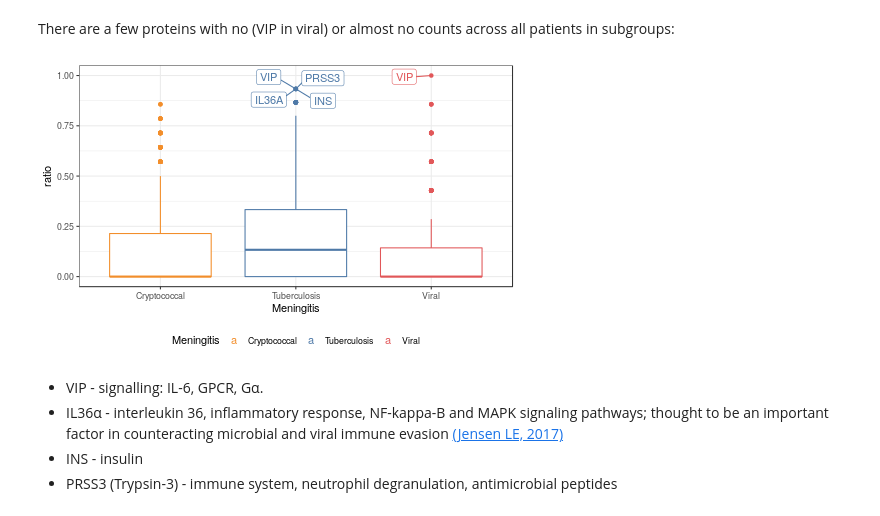
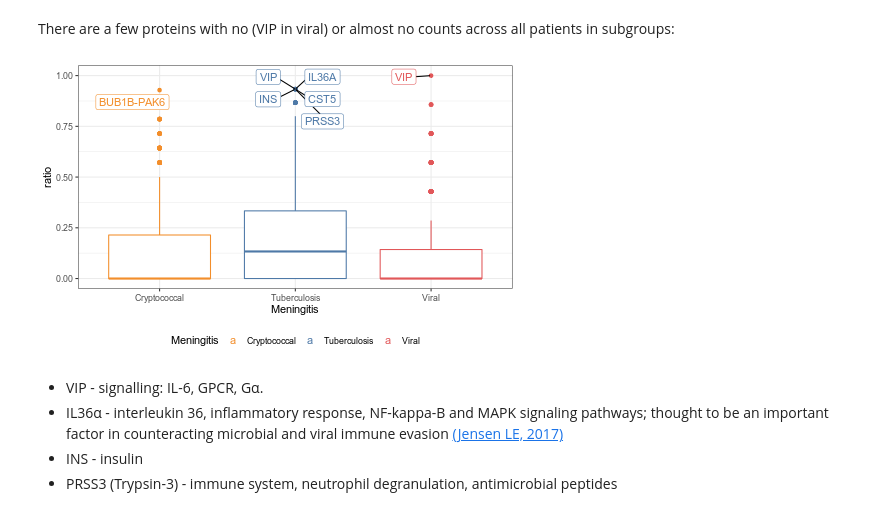
Before and after one commit to krassowski/meningitis-integration, a Jupyter notebook: analyses/integration/Correlations.ipynb, the cells around one changed output. Drawn from its saved outputs; the diff is of its cells as text; code cells hidden in the pictures.

```diff
--- a/analyses/integration/Correlations.ipynb
+++ b/analyses/integration/Correlations.ipynb
@@ -89,14 +93,17 @@ rna_low_ratio = summarize_low_counts(rna_values)
 There are a few proteins with no (VIP in viral) or almost no counts across all patients in subgroups:
 # %%
 %%R -i rna_low_ratio -h 300
-top = rna_low_ratio[rna_low_ratio$ratio >= 0.9,]
+top = rna_low_ratio[rna_low_ratio$ratio >= 0.9, ]
 (
     ggplot(rna_low_ratio, aes(x=Meningitis, y=ratio, color=Meningitis))
     + geom_boxplot() + color_meningitis + nice_theme
-    + ggrepel::geom_label_repel(aes(label=index), data=top, nudge_x=c(-0.2,0.2), direction='y')
+    + ggrepel::geom_label_repel(
+        aes(label=index), data=top,
+        nudge_x=c(-0.2, 0.2), direction='y', max.max.overlaps=Inf
+    )
 )
 # %% [output]
-[figure, old version]
+[figure, new version]
 # %% [markdown]
 - VIP - signalling: IL-6, GPCR, Gα.
 - IL36α - interleukin 36, inflammatory response, NF-kappa-B and MAPK signaling pathways; thought to be an important factor in counteracting microbial and viral immune evasion [(Jensen LE, 2017)](https://www.ncbi.nlm.nih.gov/pubmed/28811383)
```
Also changed, not shown: parts of 62 cells of this notebook.
